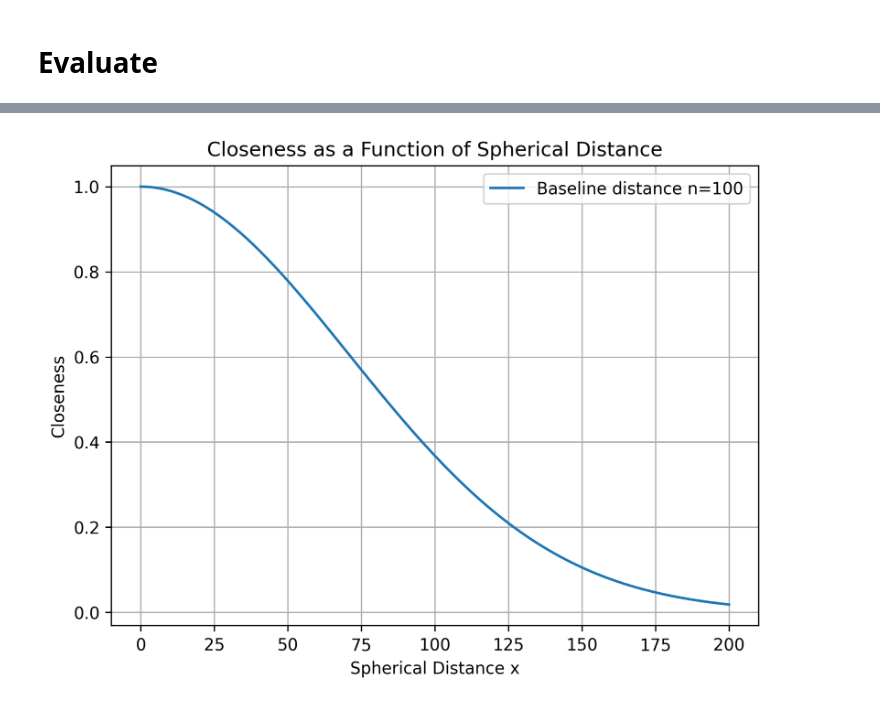
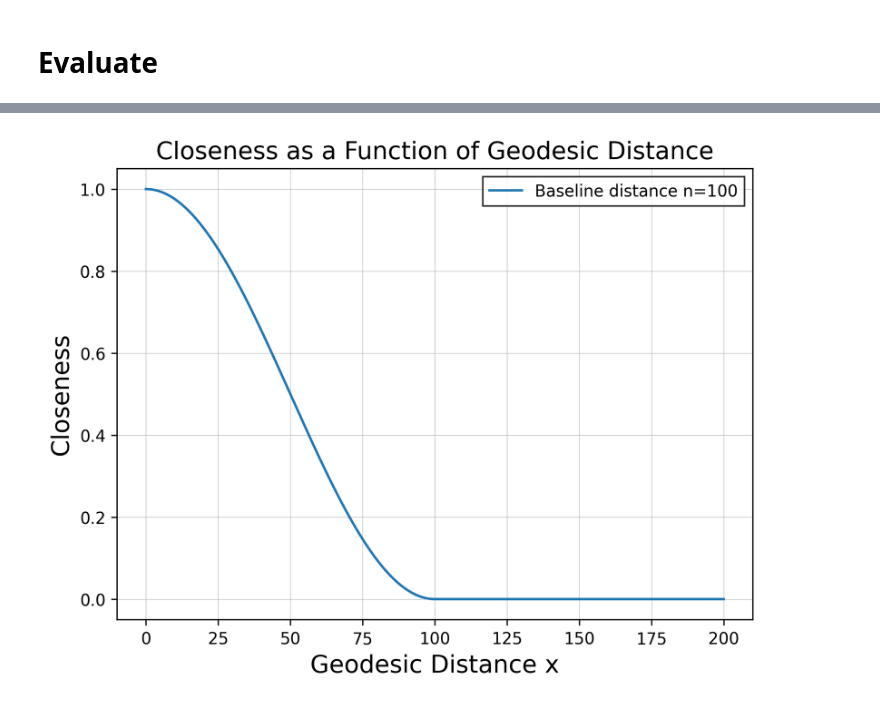
Before and after one commit to yukiyuqichen/His-Geo, a Jupyter notebook: historical_geocoder/evaluate.ipynb, the cells around one changed output, grey strips where cells are left out. Saved outputs shown, nothing was run; the diff lists cells and outputs as text; code cells hidden in the pictures.

```diff
--- a/historical_geocoder/evaluate.ipynb
+++ b/historical_geocoder/evaluate.ipynb
@@ -147,35 +171,37 @@ Warning: 1 entry cannot find point with direction, use representative point with
 # %%
 import numpy as np
 import matplotlib.pyplot as plt
 
 
 def closeness(x, n):
     """
     Calculate the closeness of the extracted result to the benchmark result
     :param x (km): geodesic distance between the extracted point and the benchmark point
     :param n (km): baseline distance (max geodesic distance inside the most accurate level polygon of the benchmark data)
     """
-    return np.exp(-(x**2) / n**2)
-
+    if x <= n:
+        return (np.cos(x*(np.pi/n))+1)/2
+    else:
+        return 0
 
 n = 100  # Baseline distance decided by the max length of the most accurate level polygon of the benchmark data
 x_values = np.linspace(0, 2*n, 1000)  # x from 0 to 2 times the baseline distance
 
 
 # Calculate closeness values
-closeness_values = closeness(x_values, n)
+closeness_values = [closeness(x, n) for x in x_values]
 
 # Plotting
 plt.figure(figsize=(7, 5), dpi=300)
 plt.plot(x_values, closeness_values, label=f'Baseline distance n={n}')
-plt.xlabel('Spherical Distance x')
-plt.ylabel('Closeness')
-plt.title('Closeness as a Function of Spherical Distance')
-plt.grid(True)
-plt.legend()
+plt.xlabel('Geodesic Distance x', fontsize=15)
+plt.ylabel('Closeness', fontsize=15)
+plt.title('Closeness as a Function of Geodesic Distance', fontsize=15)
+plt.grid(True, linestyle='-', linewidth=0.3)
+plt.legend(fancybox=False, edgecolor='black')
 plt.show()
 # %% [output]
-[figure, old version]
+[figure, new version]
 # %%
 import geopy
 from geopy.distance import geodesic
```
Also changed, not shown: parts of 6 cells of this notebook, 5 other files.
